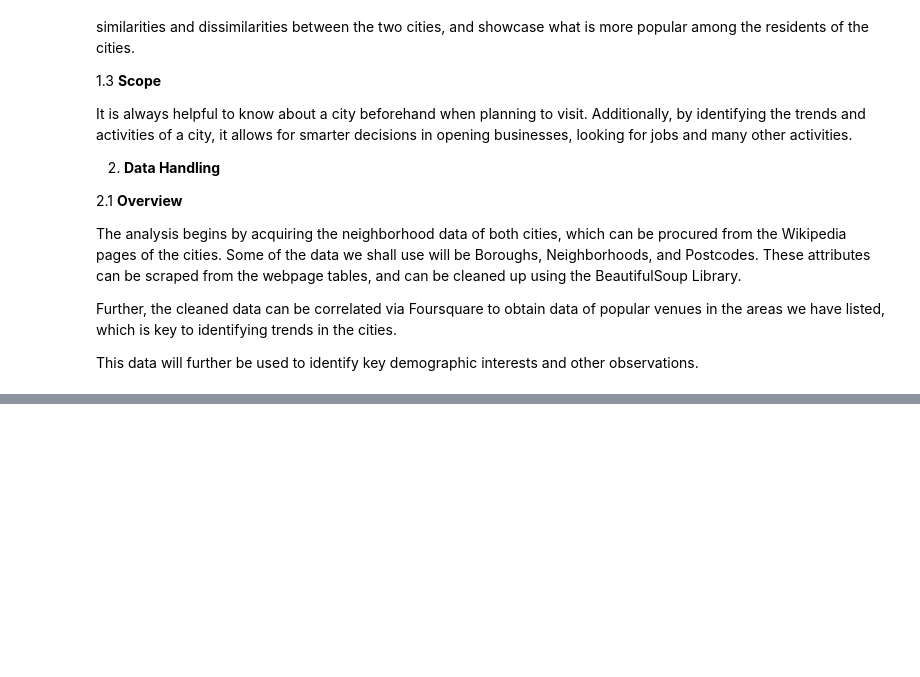
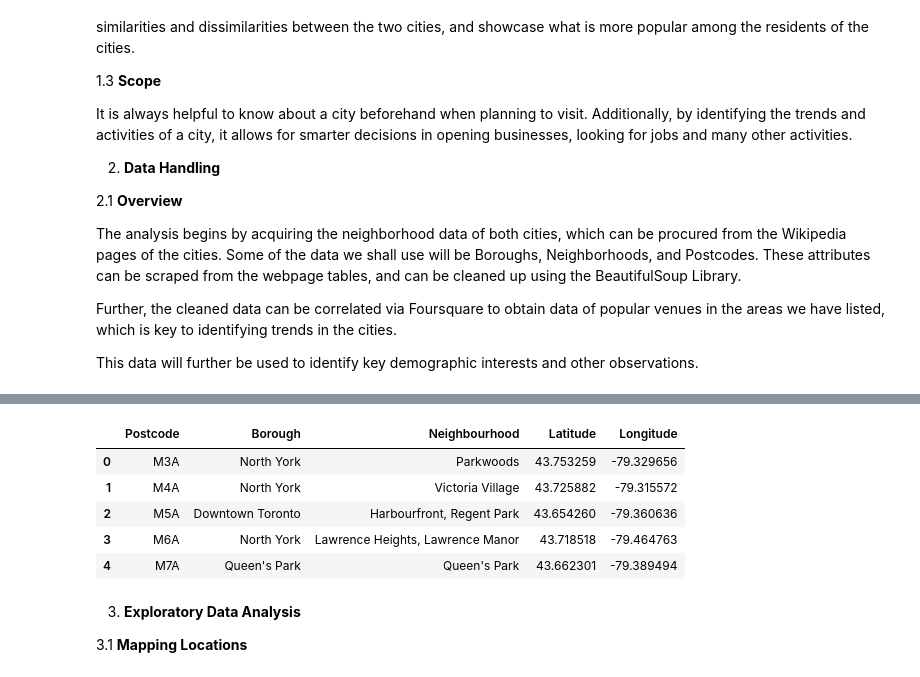
Before and after one commit to vvedhas/Coursera_Capstone, a Jupyter notebook: Capstone.ipynb, the cells around one changed output, grey strips where cells are left out. Saved outputs shown, nothing was run; the diff lists cells and outputs as text; code cells hidden in the pictures; blank space fills up the shorter version.

```diff
--- a/Capstone.ipynb
+++ b/Capstone.ipynb
@@ -34,0 +81,11 @@ This data will further be used to identify key demographic interests and other o
+# %%
+temp=requests.get("https://web.archive.org/web/20181110230135/https://en.wikipedia.org/wiki/List_of_postal_codes_of_Canada:_M").text
+soup=BeautifulSoup(temp,'lxml')
+from IPython.display import display_html
+tab = str(soup.table)
+dfs = pd.read_html(tab)
+df=dfs[0]
+df1 = df[df.Borough != 'Not assigned']
+df2 = df1.groupby(['Postcode','Borough'], sort=False).agg(', '.join)
+df2.reset_index(inplace=True)
+df2['Neighbourhood'] = np.where(df2['Neighbourhood'] == 'Not assigned',df2['Borough'], df2['Neighbourhood'])
@@ -34,0 +116,17 @@ This data will further be used to identify key demographic interests and other o
+# %%
+#Latitudes and Longitudes for Toronto Table
+lat_lon = pd.read_csv('https://cocl.us/Geospatial_data')
+lat_lon.rename(columns={'Postal Code':'Postcode'},inplace=True)
+df3 = pd.merge(df2,lat_lon,on='Postcode')
+df3.head()
+# %% [output]
+|  | Postcode | Borough | Neighbourhood | Latitude | Longitude |
+| 0 | M3A | North York | Parkwoods | 43.753259 | -79.329656 |
+| 1 | M4A | North York | Victoria Village | 43.725882 | -79.315572 |
+| 2 | M5A | Downtown Toronto | Harbourfront, Regent Park | 43.654260 | -79.360636 |
+| 3 | M6A | North York | Lawrence Heights, Lawrence Manor | 43.718518 | -79.464763 |
+| 4 | M7A | Queen's Park | Queen's Park | 43.662301 | -79.389494 |
+# %% [markdown]
+3. **Exploratory Data Analysis**
+
+3.1 **Mapping Locations**
```
Also changed, not shown: parts of 22 cells of this notebook.
